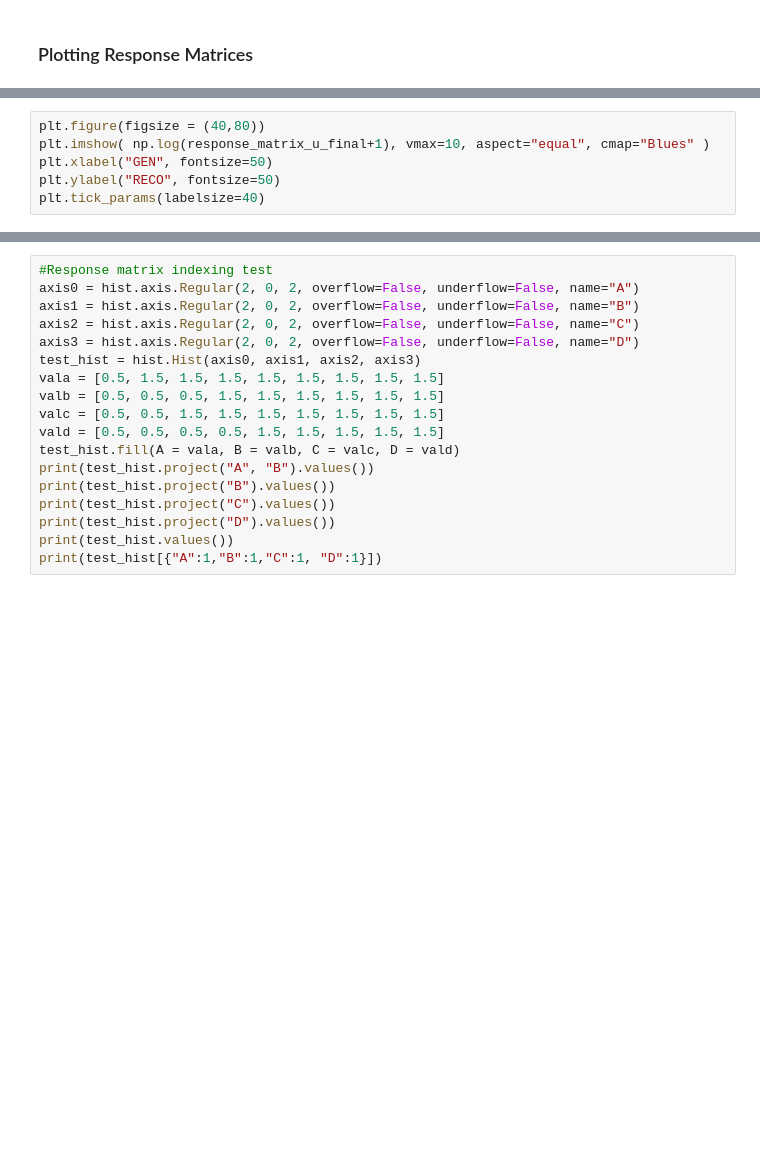
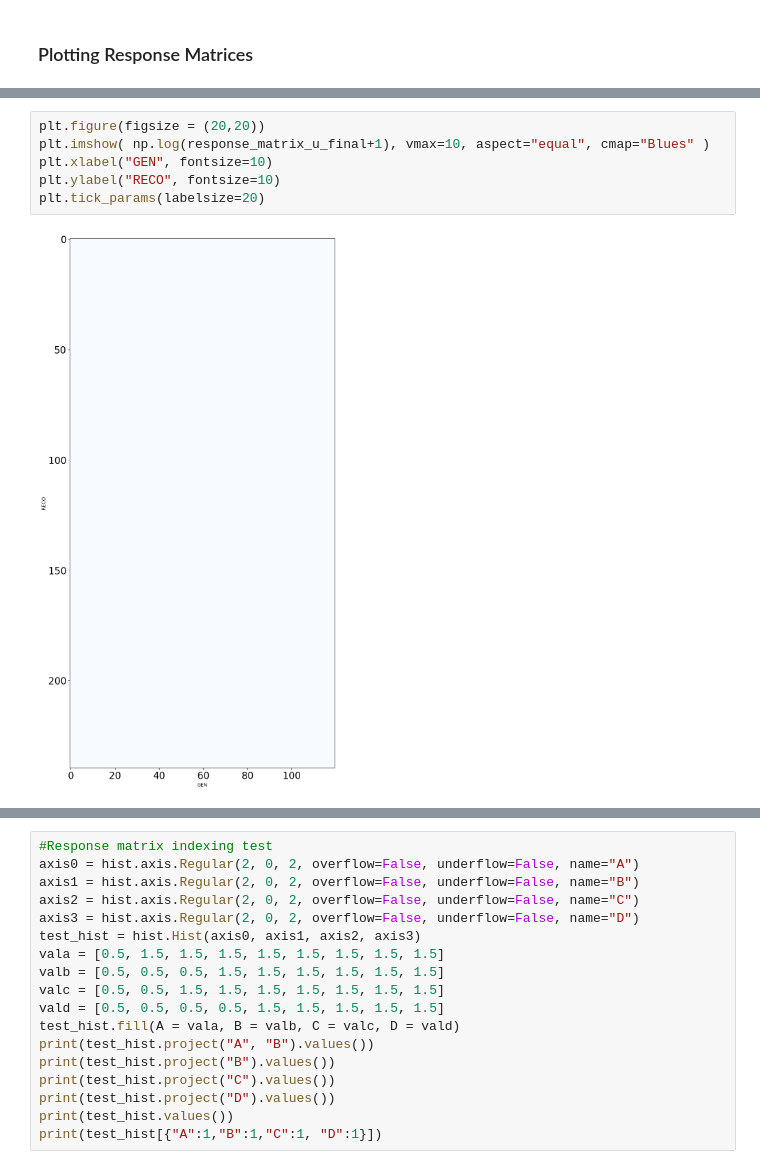
Before and after one commit to laurenhay/GluonJetMass, a Jupyter notebook: trijetSelection_studies.ipynb, the cells around one changed output, grey strips where cells are left out. Saved outputs shown, nothing was run; the diff lists cells and outputs as text; blank space fills up the shorter version.

```diff
--- a/trijetSelection_studies.ipynb
+++ b/trijetSelection_studies.ipynb
@@ -204,9 +254,11 @@ if not data:
 # %%
-plt.figure(figsize = (40,80))
+plt.figure(figsize = (20,20))
 plt.imshow( np.log(response_matrix_u_final+1), vmax=10, aspect="equal", cmap="Blues" )
-plt.xlabel("GEN", fontsize=50)
-plt.ylabel("RECO", fontsize=50)
-plt.tick_params(labelsize=40)
+plt.xlabel("GEN", fontsize=10)
+plt.ylabel("RECO", fontsize=10)
+plt.tick_params(labelsize=20)
+# %% [output]
+[figure, added]
 # %%
 result['fakes'][{"dataset":sum}].plot2d()
 plt.show()
```
Also changed, not shown: parts of 10 cells of this notebook, 6 other files.
